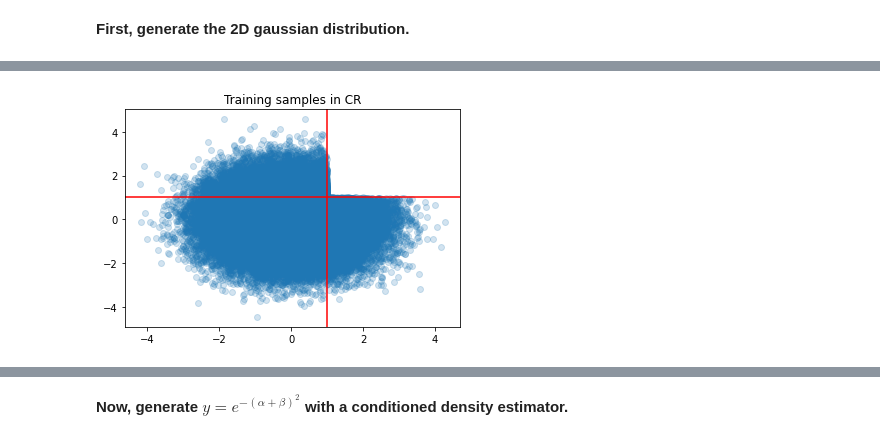
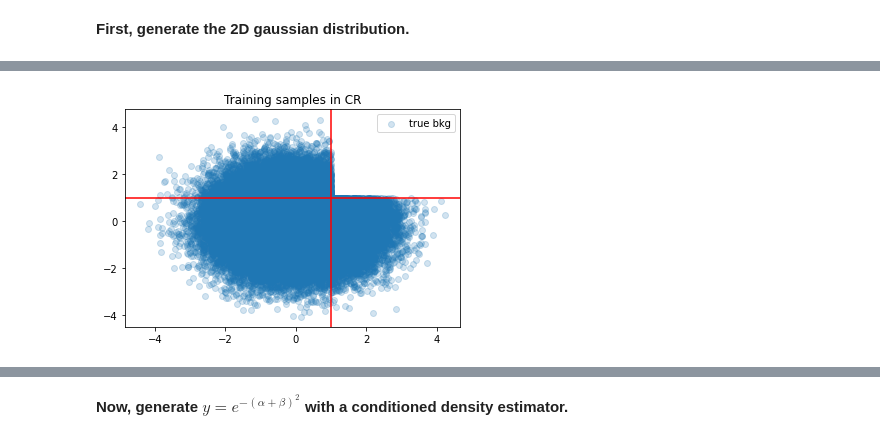
Before and after one commit to hep-lbdl/non-resonant-AD-extrapolation, a Jupyter notebook: Example.ipynb, the cells around one changed output, grey strips where cells are left out. Cells and saved outputs as stored; diff of their text form; code cells hidden in the pictures.

```diff
--- a/Example.ipynb
+++ b/Example.ipynb
@@ -119,16 +123,17 @@ Epoch 20/20
 # %%
 # Train on background distribution in CR
 data2 = data[np.logical_not((data[:,0] > 1) & (data[:,1] > 1))]
 
 # Plot partial background that's been trained on
 x5 = data2[:,0]
 x6 = data2[:,1]
-plt.scatter(x5, x6, alpha = 0.2)
+plt.scatter(x5, x6, alpha = 0.2, label = 'true bkg')
 plt.axhline(y=1, color='r', linestyle='-')
 plt.axvline(x=1, color='r', linestyle='-')
 plt.title("Training samples in CR")
+plt.legend()
 plt.show()
 # %% [output]
-[figure, old version]
+[figure, new version]
 # %%
 samples = train(data2)
```
Also changed, not shown: parts of 12 cells of this notebook.
